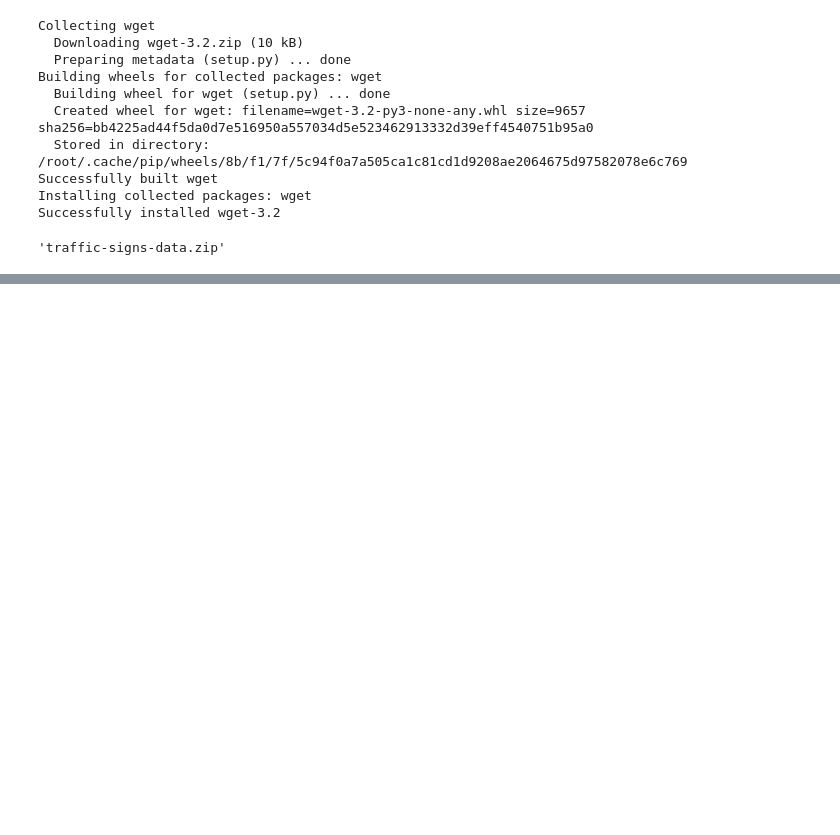
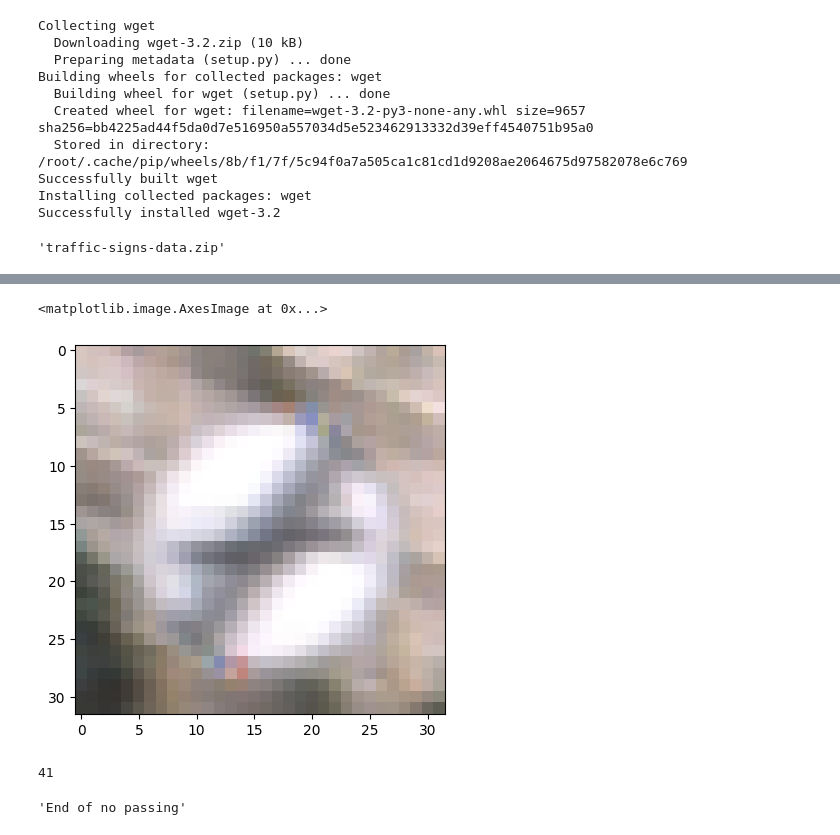
Before and after one commit to dangtrantrung/Road-Signals-Classification-Model-with-TensorFlow, a Jupyter notebook: Road_Signals_Classification_Model.ipynb, the cells around one changed output, grey strips where cells are left out. Drawn from its saved outputs; the diff is of its cells as text; code cells hidden in the pictures; blank space fills up the shorter version.

```diff
--- a/Road_Signals_Classification_Model.ipynb
+++ b/Road_Signals_Classification_Model.ipynb
@@ -69,0 +156,9 @@ with open(test_link,mode='rb') as f:
+# %%
+plt.imshow(trainX[50])
+# %% [output]
+<matplotlib.image.AxesImage at 0x...>
+[figure, added]
+# %%
+trainY[50]
+# %% [output]
+41
@@ -69,0 +209,4 @@ with open(test_link,mode='rb') as f:
+# %%
+classNames[trainY[50]]
+# %% [output]
+'End of no passing'
```
Also changed, not shown: parts of 11 cells of this notebook.
